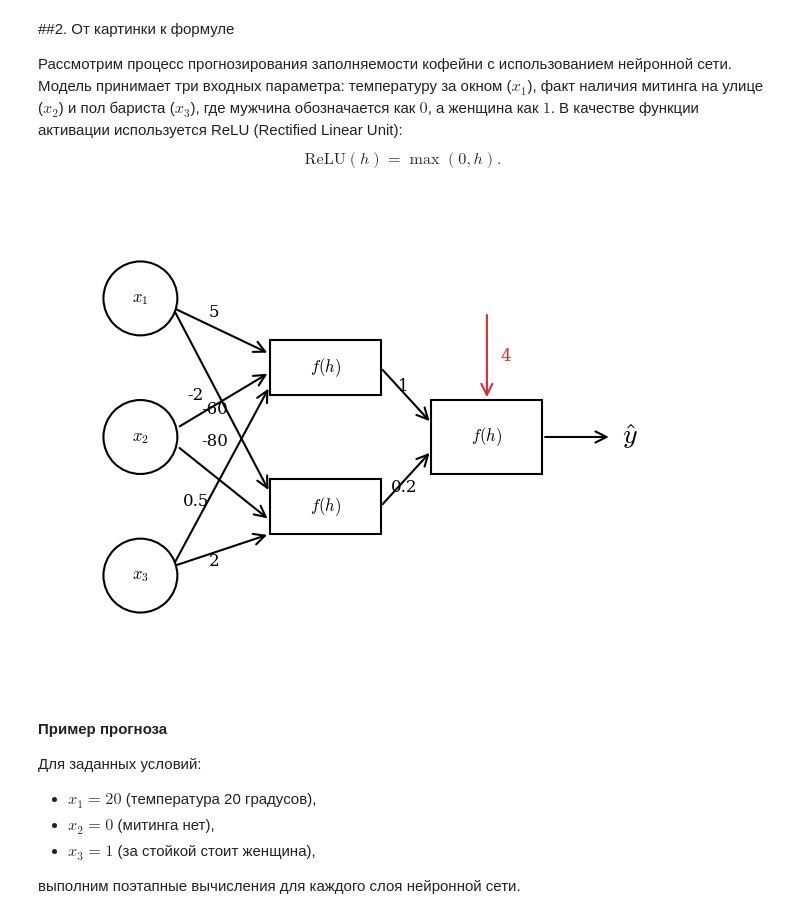
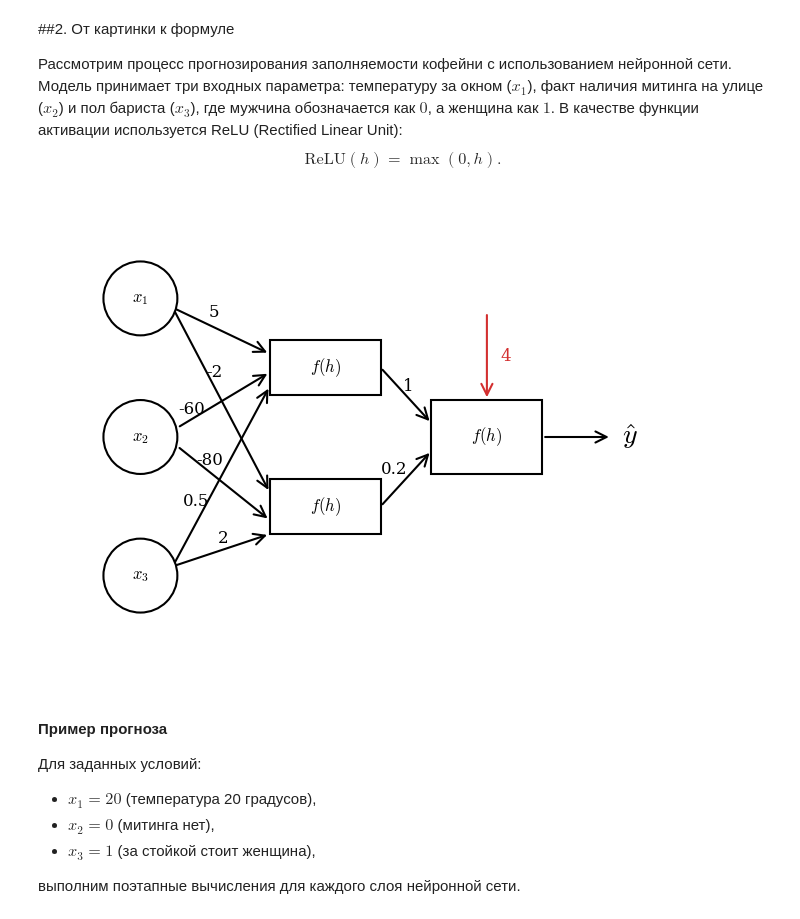
Before and after one commit to CodeHunterOfficial/ArabovMKDeep, a Jupyter notebook: DL-2026/Lecture_1/Lecture_1_Introduction_to_Neural_Networks.ipynb, the cells around one changed output. Cells and saved outputs as stored; diff of their text form; code cells hidden in the pictures.

```diff
--- a/DL-2026/Lecture_1/Lecture_1_Introduction_to_Neural_Networks.ipynb
+++ b/DL-2026/Lecture_1/Lecture_1_Introduction_to_Neural_Networks.ipynb
@@ -214,40 +264,40 @@ ax.annotate('', xy=(4.8, 2.9), xytext=(2.7, 2.2), arrowprops=arrow_props, zorder
 
 # От скрытого слоя к выходу
 ax.annotate('', xy=(8.3, 5.3), xytext=(7.2, 6.5), arrowprops=arrow_props, zorder=1)
 ax.annotate('', xy=(8.3, 4.7), xytext=(7.2, 3.5), arrowprops=arrow_props, zorder=1)
 
 # Базис к выходу (Красная стрелка)
 ax.annotate('', xy=(9.5, 5.8), xytext=(9.5, 7.7),
             arrowprops=dict(arrowstyle='->', lw=lw, color=color_bias, mutation_scale=20), zorder=1)
 
 # Выходная стрелка (от f(h) к y с крышечкой)
 ax.annotate('', xy=(12.2, 5.0), xytext=(10.7, 5.0), arrowprops=arrow_props, zorder=1)
 
 
 # --- 4. ПОДПИСИ ВЕСОВ ---
 # Левая часть (входы -> скрытый слой)
 ax.text(3.6, 7.7, '5', ha='center', va='center', fontsize=fontsize_weights)
-ax.text(3.2, 5.9, '-2', ha='center', va='center', fontsize=fontsize_weights)
-ax.text(3.6, 5.6, '-60', ha='center', va='center', fontsize=fontsize_weights)
-ax.text(3.6, 4.9, '-80', ha='center', va='center', fontsize=fontsize_weights)
+ax.text(3.6, 6.4, '-2', ha='center', va='center', fontsize=fontsize_weights)
+ax.text(3.1, 5.6, '-60', ha='center', va='center', fontsize=fontsize_weights)
+ax.text(3.5, 4.5, '-80', ha='center', va='center', fontsize=fontsize_weights)
 ax.text(3.2, 3.6, '0.5', ha='center', va='center', fontsize=fontsize_weights)
-ax.text(3.6, 2.3, '2', ha='center', va='center', fontsize=fontsize_weights)
+ax.text(3.8, 2.8, '2', ha='center', va='center', fontsize=fontsize_weights)
 
 # Правая часть (скрытый слой -> выход)
-ax.text(7.7, 6.1, '1', ha='center', va='center', fontsize=fontsize_weights)
-ax.text(7.7, 3.9, '0.2', ha='center', va='center', fontsize=fontsize_weights)
+ax.text(7.8, 6.1, '1', ha='center', va='center', fontsize=fontsize_weights)
+ax.text(7.5, 4.3, '0.2', ha='center', va='center', fontsize=fontsize_weights)
 
 # Вес от bias (Красный)
 ax.text(9.9, 6.75, '4', ha='center', va='center', fontsize=fontsize_weights, color=color_bias)
 
 # Выходная переменная (обрати внимание на $...$)
 ax.text(12.6, 5.0, r'$\hat{y}$', ha='center', va='center', fontsize=20)
 
 
 ax.set_aspect('equal')
 plt.show()
 # %% [output]
-[figure, old version]
+[figure, new version]
 # %% [markdown]
 
 #### Пример прогноза
```
Also changed, not shown: parts of 4 cells of this notebook.
